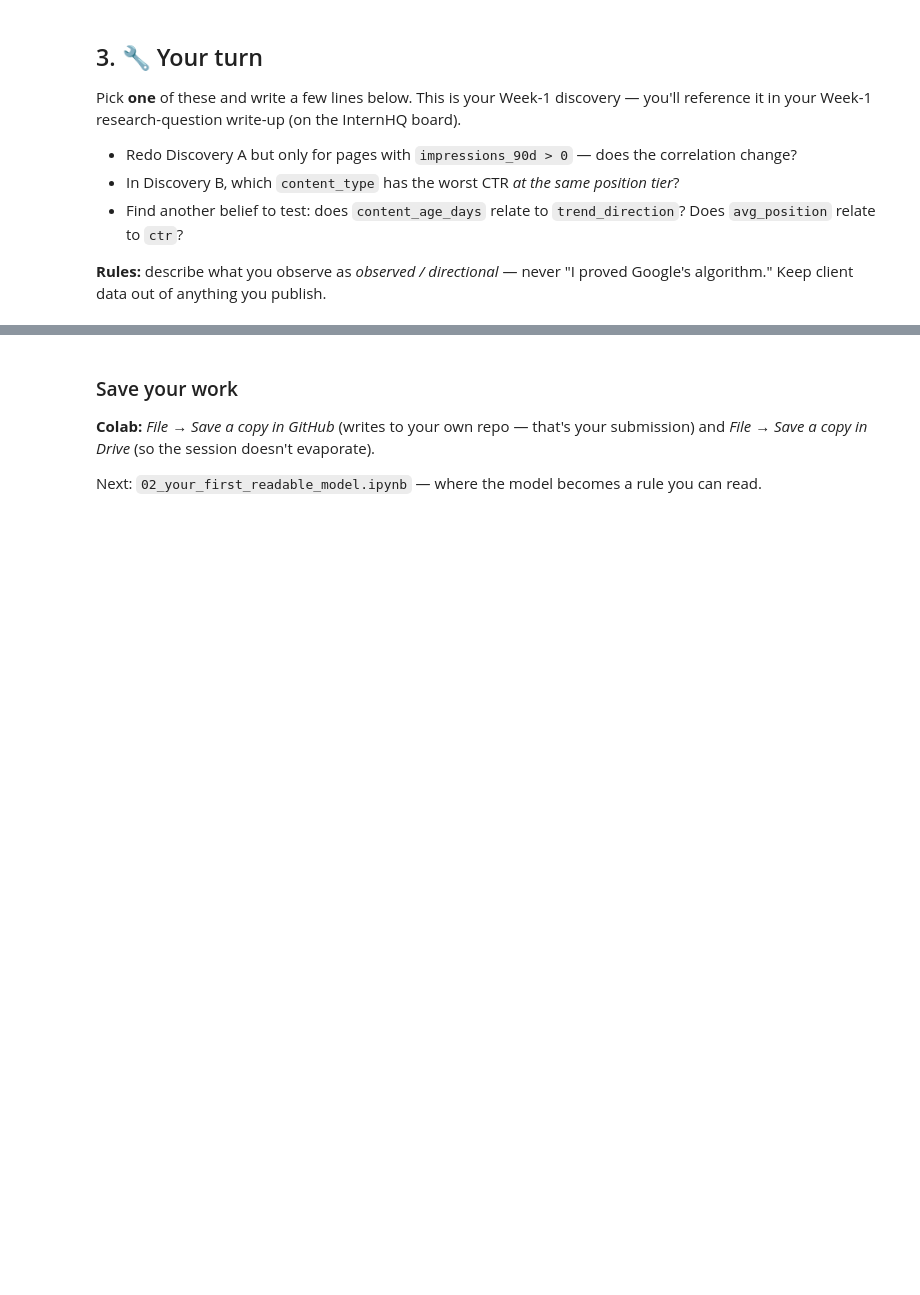
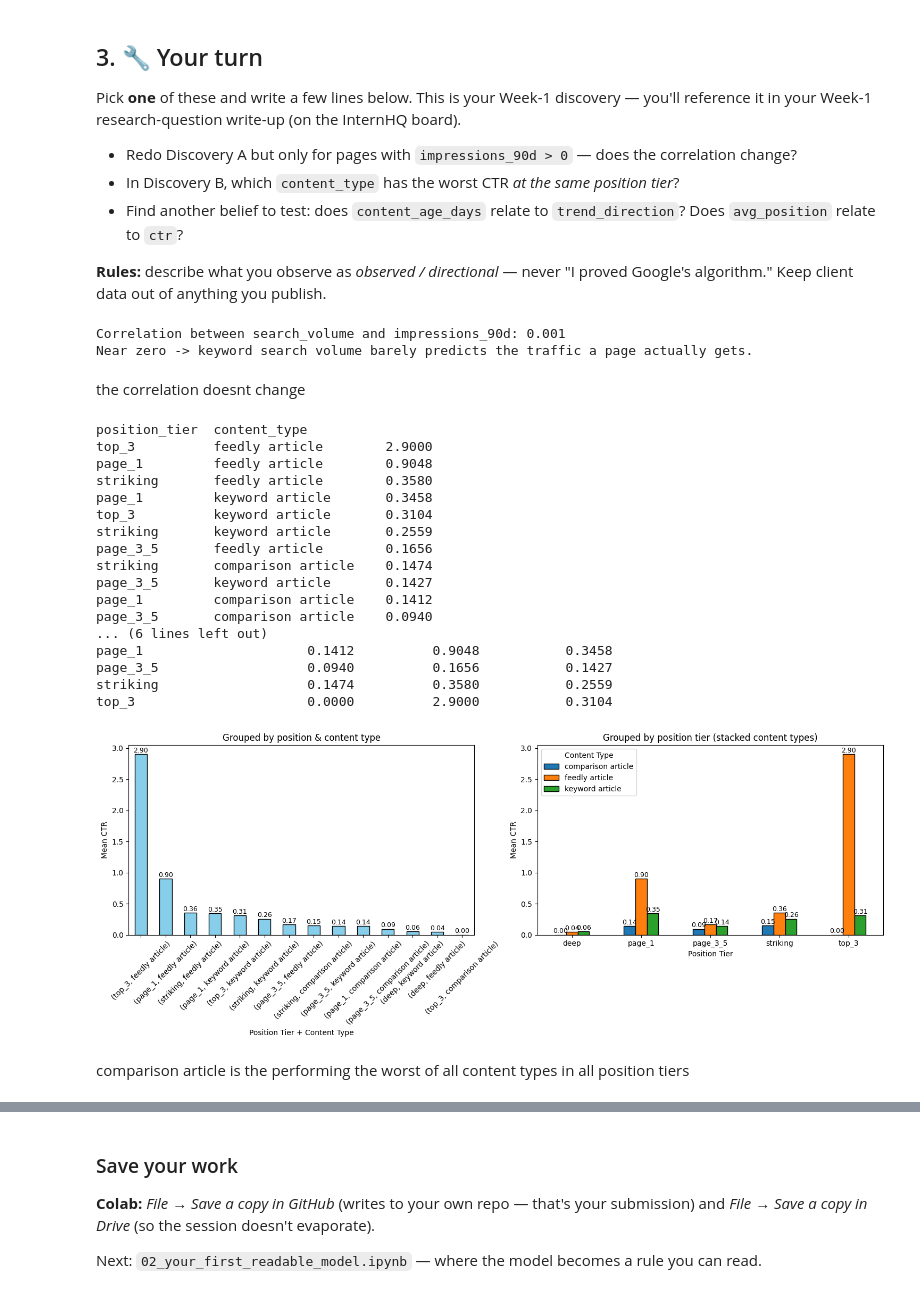
Before and after one commit to kenzo4k/Flyrank-ML, a Jupyter notebook: notebooks/01_first_look_and_discovery.ipynb, the cells around one changed output, grey strips where cells are left out. Saved outputs shown, nothing was run; the diff lists cells and outputs as text; code cells hidden in the pictures; blank space fills up the shorter version.

Commit message:
WEEK 1 - FIRST LOOK AND DISCOVERY

```diff
--- a/notebooks/01_first_look_and_discovery.ipynb
+++ b/notebooks/01_first_look_and_discovery.ipynb
@@ -101,0 +156,76 @@ Pick **one** of these and write a few lines below. This is your Week-1 discovery
+# %%
+filtered_df = df[df["impressions_90d"] > 0]
+
+corr = filtered_df["search_volume"].corr(filtered_df["impressions_90d"])
+print(f"Correlation between search_volume and impressions_90d: {corr:.3f}")
+print("Near zero -> keyword search volume barely predicts the traffic a page actually gets.")
+# %% [output]
+Correlation between search_volume and impressions_90d: 0.001
+Near zero -> keyword search volume barely predicts the traffic a page actually gets.
+# %% [markdown]
+the correlation doesnt change
+# %%
+import matplotlib.pyplot as plt
+
+visible = df[df["impressions_90d"] >= 100]
+
+fig, (ax1, ax2) = plt.subplots(1, 2, figsize=(15, 6))
+
+# First plot - grouped bar chart
+ctr_by_pos_type = visible.groupby(["position_tier", "content_type"], observed=False)["ctr"].mean().sort_values(ascending=False)
+print(ctr_by_pos_type.round(4).to_string())
+
+# Create the bar plot
+bars1 = ctr_by_pos_type.plot(kind="bar", ax=ax1, color='skyblue', edgecolor='black')
+ax1.set_title("Grouped by position & content type")
+ax1.set_ylabel("Mean CTR")
+ax1.set_xlabel("Position Tier + Content Type")
+ax1.tick_params(axis='x', rotation=45)
+
+# Add numbers above bars (first plot)
+for bar in ax1.patches:
+    height = bar.get_height()
+    ax1.text(bar.get_x() + bar.get_width()/2., height + 0.001,
+             f'{height:.2f}', ha='center', va='bottom', fontsize=9)
+
+# Second plot - unstacked
+ctr_by_pos_type_2 = visible.groupby(["position_tier", "content_type"], observed=False)["ctr"].mean().sort_values(ascending=False).unstack()
+print(ctr_by_pos_type_2.round(4).to_string())
+
+# Create the bar plot
+ctr_by_pos_type_2.plot(kind="bar", ax=ax2, edgecolor='black')
+ax2.set_title("Grouped by position tier (stacked content types)")
+ax2.set_ylabel("Mean CTR")
+ax2.set_xlabel("Position Tier")
+ax2.tick_params(axis='x', rotation=0)
+ax2.legend(title="Content Type")
+
+# Add numbers above bars (second plot)
+for bar in ax2.patches:
+    height = bar.get_height()
+    ax2.text(bar.get_x() + bar.get_width()/2., height + 0.001,
+             f'{height:.2f}', ha='center', va='bottom', fontsize=9)
+
+plt.tight_layout()
+plt.show()
+# %% [output]
+position_tier  content_type
+top_3          feedly article        2.9000
+page_1         feedly article        0.9048
+striking       feedly article        0.3580
+page_1         keyword article       0.3458
+top_3          keyword article       0.3104
+striking       keyword article       0.2559
+page_3_5       feedly article        0.1656
+striking       comparison article    0.1474
+page_3_5       keyword article       0.1427
+page_1         comparison article    0.1412
+page_3_5       comparison article    0.0940
+... (6 lines left out)
+page_1                     0.1412          0.9048           0.3458
+page_3_5                   0.0940          0.1656           0.1427
+striking                   0.1474          0.3580           0.2559
+top_3                      0.0000          2.9000           0.3104
+[figure, added]
+# %% [markdown]
+comparison article is the performing the worst of all content types in all position tiers
```
Also changed, not shown: parts of 13 cells of this notebook.
